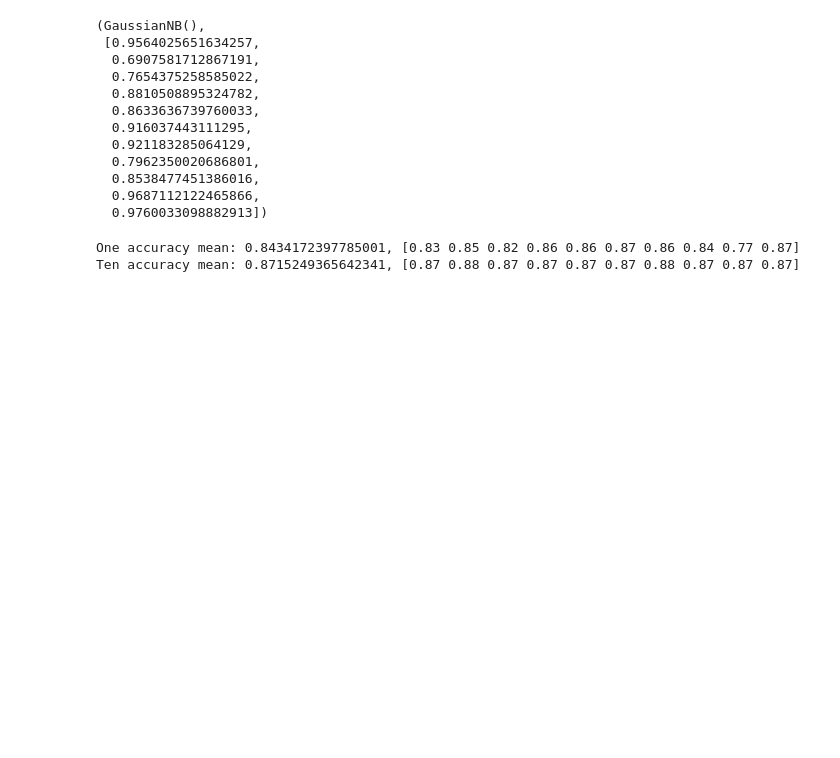
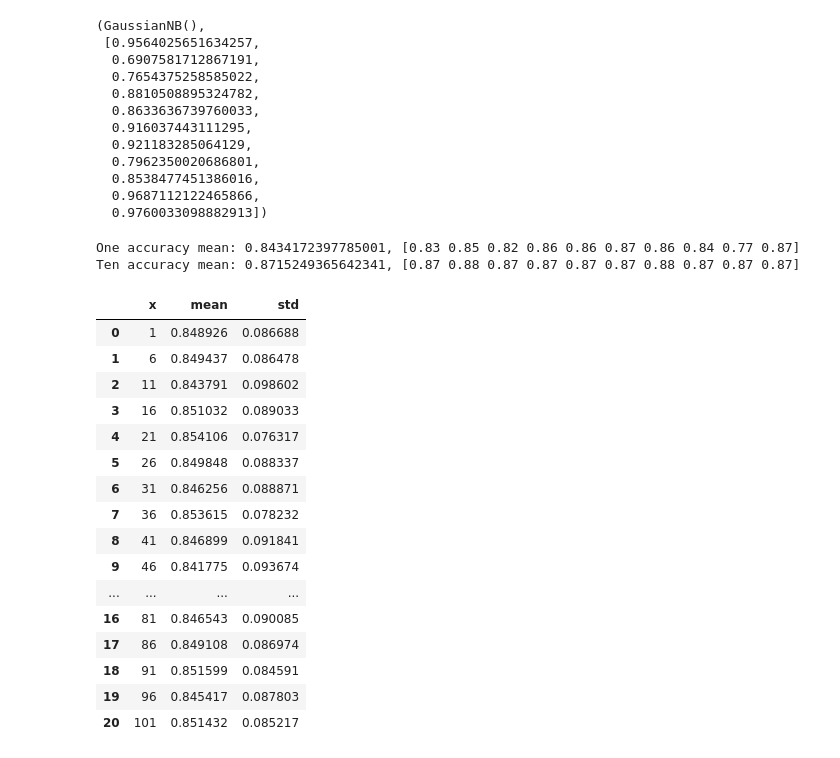
Before and after one commit to kevin51jiang/msci-446, a Jupyter notebook: working/logisticRegression.ipynb, the cells around one changed output. Cells and saved outputs as stored; diff of their text form; code cells hidden in the pictures; blank space fills up the shorter version.

```diff
--- a/working/logisticRegression.ipynb
+++ b/working/logisticRegression.ipynb
@@ -195,3 +192,44 @@ print(f"Ten accuracy mean: {np.mean(ten_accuracy)}, {np.round(ten_accuracy, 2)}"
 # %% [output]
 One accuracy mean: 0.8434172397785001, [0.83 0.85 0.82 0.86 0.86 0.87 0.86 0.84 0.77 0.87]
 Ten accuracy mean: 0.8715249365642341, [0.87 0.88 0.87 0.87 0.87 0.87 0.88 0.87 0.87 0.87]
+# %%
+def gaus_mean_mean(samples_per_game=10):
+    accuracy = []
+    std = []
+    for i in range(0, 15):
+        _, a = lin_reg_model_train(X_train, samples_per_game=1, model=gaus)
+        accuracy.append(np.mean(a))
+        std.append(np.std(a))
+    return np.mean(accuracy), np.mean(std)
+
+df = pd.DataFrame({
+     'x' : range(1, 102 ,5),
+    'mean': np.zeros(21),
+    'std': np.zeros(21),
+})
+
+
+for ind, row in df.iterrows():
+    a, b = gaus_mean_mean(row['x'])
+    df.loc[ind, 'mean'] = a
+    df.loc[ind, 'std'] = b
+
+df
+# %% [output]
+|  | x | mean | std |
+| 0 | 1 | 0.848926 | 0.086688 |
+| 1 | 6 | 0.849437 | 0.086478 |
+| 2 | 11 | 0.843791 | 0.098602 |
+| 3 | 16 | 0.851032 | 0.089033 |
+| 4 | 21 | 0.854106 | 0.076317 |
+| 5 | 26 | 0.849848 | 0.088337 |
+| 6 | 31 | 0.846256 | 0.088871 |
+| 7 | 36 | 0.853615 | 0.078232 |
+| 8 | 41 | 0.846899 | 0.091841 |
+| 9 | 46 | 0.841775 | 0.093674 |
+| ... | ... | ... | ... |
+| 16 | 81 | 0.846543 | 0.090085 |
+| 17 | 86 | 0.849108 | 0.086974 |
+| 18 | 91 | 0.851599 | 0.084591 |
+| 19 | 96 | 0.845417 | 0.087803 |
+| 20 | 101 | 0.851432 | 0.085217 |
```
Also changed, not shown: parts of 5 cells of this notebook.
